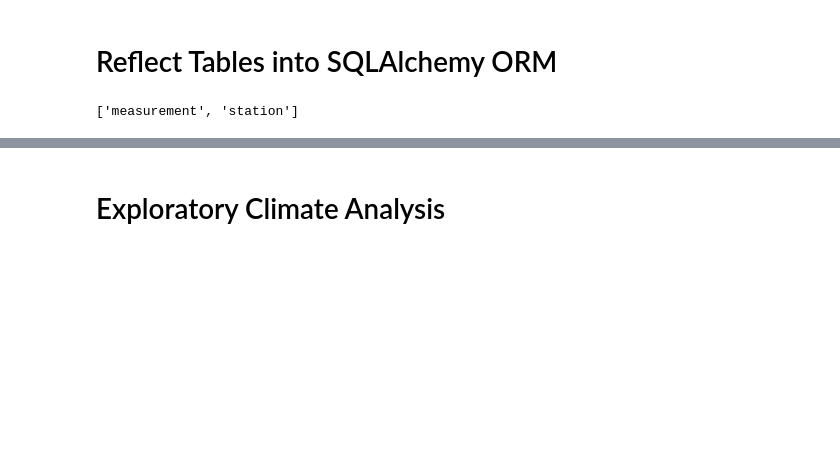
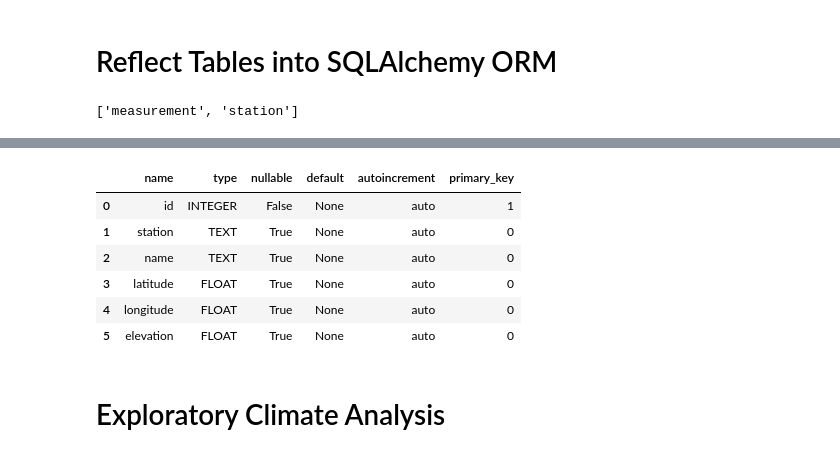
Before and after one commit to adamholcomb/sqlalchemy-challenge, a Jupyter notebook: climate.ipynb, the cells around one changed output, grey strips where cells are left out. Drawn from its saved outputs; the diff is of its cells as text; code cells hidden in the pictures; blank space fills up the shorter version.

```diff
--- a/climate.ipynb
+++ b/climate.ipynb
@@ -32,3 +32,6 @@ Base.classes.keys()
 # Save references to each table
 Measurement = Base.classes.measurement
 Station = Base.classes.station
+# %%
+inspector=inspect(engine)
+pd.DataFrame(inspector.get_columns("measurement"))
@@ -35,3 +45,13 @@ Station = Base.classes.station
+# %%
+pd.DataFrame(inspector.get_columns("station"))
+# %% [output]
+|  | name | type | nullable | default | autoincrement | primary_key |
+| 0 | id | INTEGER | False | None | auto | 1 |
+| 1 | station | TEXT | True | None | auto | 0 |
+| 2 | name | TEXT | True | None | auto | 0 |
+| 3 | latitude | FLOAT | True | None | auto | 0 |
+| 4 | longitude | FLOAT | True | None | auto | 0 |
+| 5 | elevation | FLOAT | True | None | auto | 0 |
 # %%
 # Create our session (link) from Python to the DB
 session = Session(engine)
```
Also changed, not shown: parts of 3 cells of this notebook.
